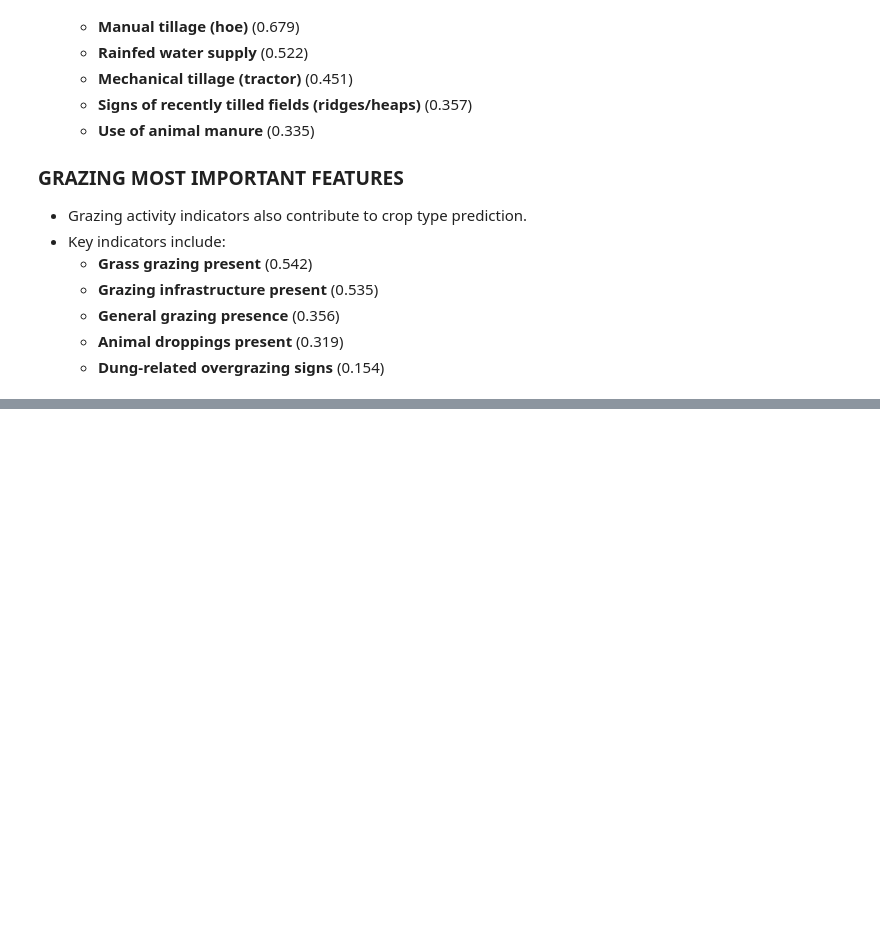
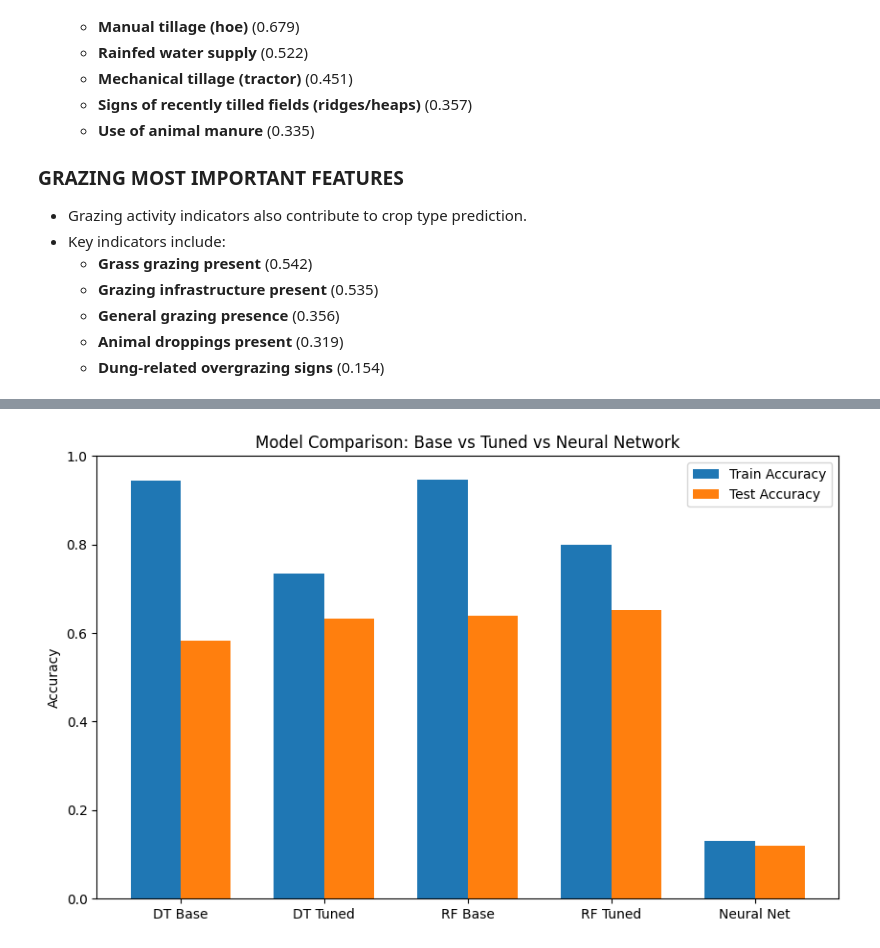
Before and after one commit to thomasamuti-cpu/GrowRight_Afrique, a Jupyter notebook: grow_right_afrique.ipynb, the cells around one changed output, grey strips where cells are left out. Drawn from its saved outputs; the diff is of its cells as text; code cells hidden in the pictures; blank space fills up the shorter version.

```diff
--- a/grow_right_afrique.ipynb
+++ b/grow_right_afrique.ipynb
@@ -1005,0 +1236,8 @@ dtype: float64
+# %%
+# Creating tuned DT and tuned RF training and testing variables for plotting
+
+DT_tuned_train_accuracy = tuned_results["dt"]["train_accuracy"]
+DT_tuned_test_accuracy  = tuned_results["dt"]["test_accuracy"]
+
+RF_tuned_train_accuracy = tuned_results["rf"]["train_accuracy"]
+RF_tuned_test_accuracy  = tuned_results["rf"]["test_accuracy"]
@@ -1005,0 +1325,57 @@ dtype: float64
+# %%
+# Creating Neural Network Training and Testing variables for plotting
+
+# Evaluate Neural Network
+nn_train_loss, nn_train_accuracy = model.evaluate(X_train, y_train, verbose=0)
+nn_test_loss, nn_test_accuracy   = model.evaluate(X_test, y_test, verbose=0)
+
+# Rename variables
+NN_train_accuracy = nn_train_accuracy
+NN_test_accuracy  = nn_test_accuracy
+# %%
+# Illustrating the results of different algorithms, base and tuned using a bar chart
+
+# Model names
+models = [
+    "DT Base",
+    "DT Tuned",
+    "RF Base",
+    "RF Tuned",
+    "Neural Net"
+]
+
+# Train accuracies
+train_acc = [
+    DT_train_accuracy,
+    DT_tuned_train_accuracy,
+    RF_train_accuracy,
+    RF_tuned_train_accuracy,
+    NN_train_accuracy
+]
+
+# Test accuracies
+test_acc = [
+    DT_test_accuracy,
+    DT_tuned_test_accuracy,
+    RF_test_accuracy,
+    RF_tuned_test_accuracy,
+    NN_test_accuracy
+]
+
+# Plot setup
+x = np.arange(len(models))
+width = 0.35
+
+plt.figure(figsize=(10,6))
+
+plt.bar(x - width/2, train_acc, width, label="Train Accuracy")
+plt.bar(x + width/2, test_acc, width, label="Test Accuracy")
+
+plt.xticks(x, models)
+plt.ylabel("Accuracy")
+plt.title("Model Comparison: Base vs Tuned vs Neural Network")
+plt.ylim(0, 1)
+plt.legend()
+plt.show()
+# %% [output]
+[figure, added]
```
Also changed, not shown: parts of 32 cells of this notebook, 2 other files.
